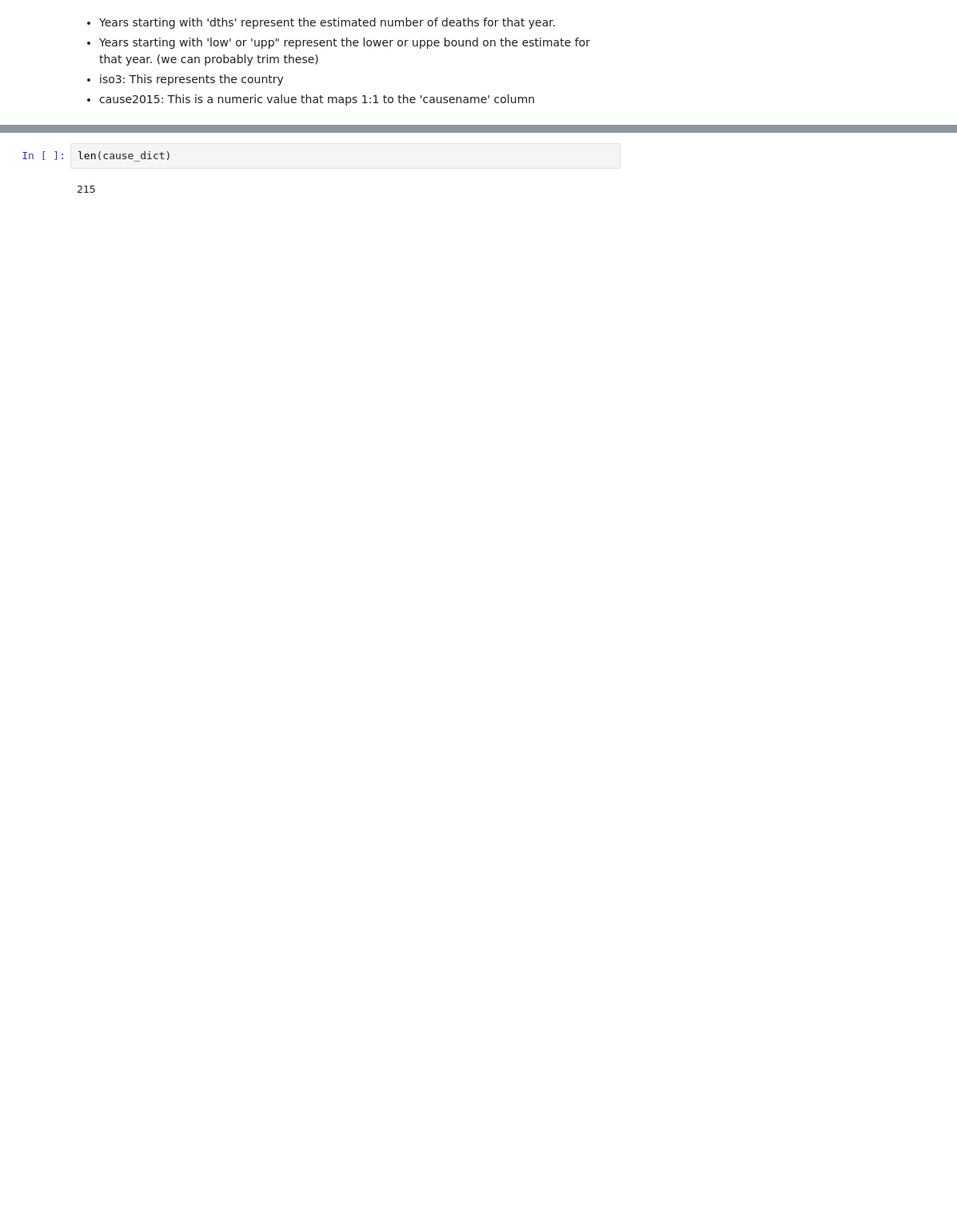
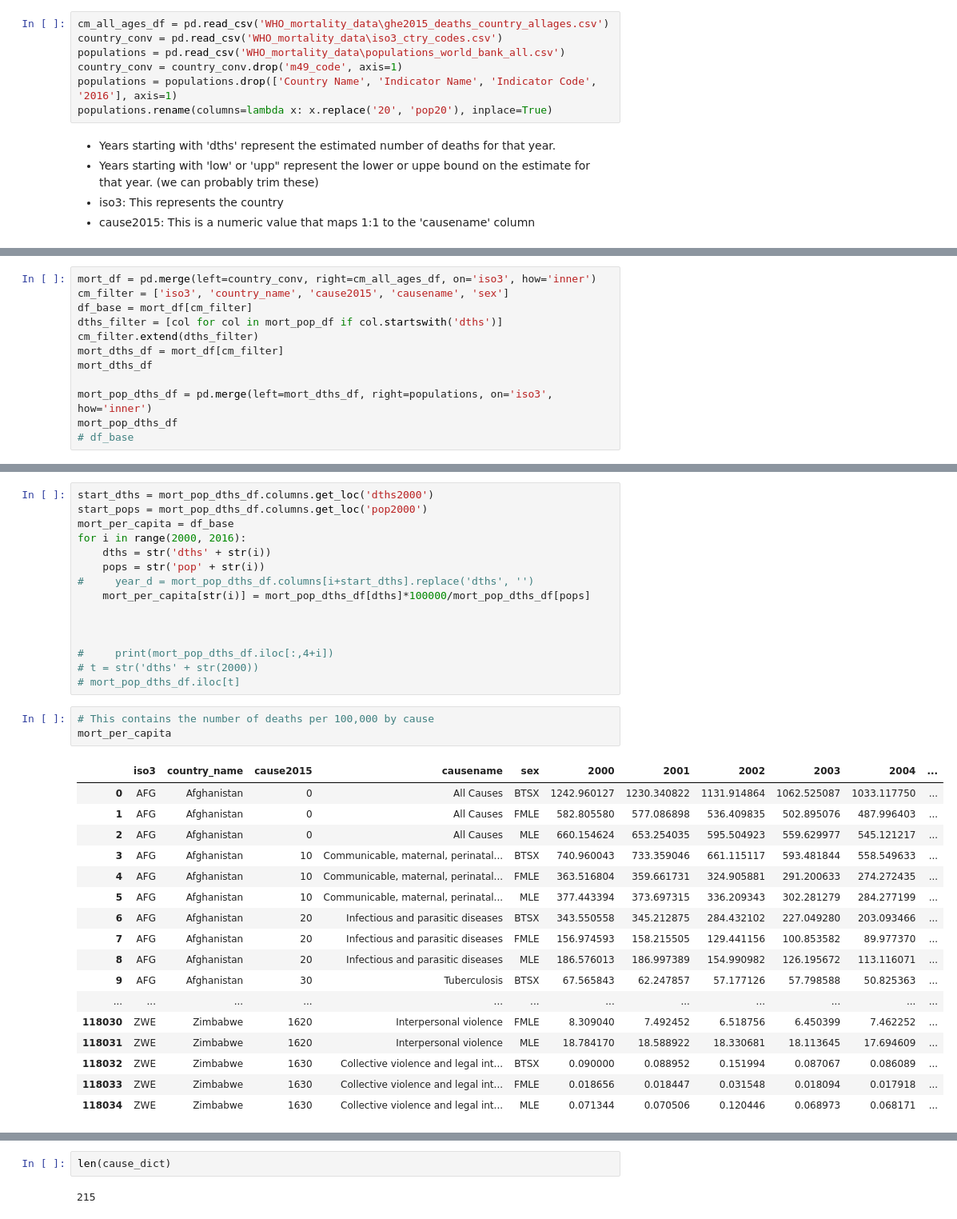
Before and after one commit to MattTriano/csc595_final_project, a Jupyter notebook: WHO_data_preprocessor.ipynb, the cells around one changed output, grey strips where cells are left out. Shown at 80% size. Cells and saved outputs as stored; diff of their text form; blank space fills up the shorter version.

Commit message:
merged in population data and got things in per-capita form

```diff
--- a/WHO_data_preprocessor.ipynb
+++ b/WHO_data_preprocessor.ipynb
@@ -12,3 +9,10 @@ country_conv = pd.read_csv('WHO_mortality_data\ghe2015_deaths_country_converter.
+# %%
+cm_all_ages_df = pd.read_csv('WHO_mortality_data\ghe2015_deaths_country_allages.csv')
+country_conv = pd.read_csv('WHO_mortality_data\iso3_ctry_codes.csv')
+populations = pd.read_csv('WHO_mortality_data\populations_world_bank_all.csv')
+country_conv = country_conv.drop('m49_code', axis=1)
+populations = populations.drop(['Country Name', 'Indicator Name', 'Indicator Code', '2016'], axis=1)
+populations.rename(columns=lambda x: x.replace('20', 'pop20'), inplace=True)
 # %% [markdown]
 * Years starting with 'dths' represent the estimated number of deaths for that year.
 * Years starting with 'low' or 'upp" represent the lower or uppe bound on the estimate for that year. (we can probably trim these)
@@ -27,0 +45,12 @@ TypeError: object of type 'NoneType' has no len()
+# %%
+mort_df = pd.merge(left=country_conv, right=cm_all_ages_df, on='iso3', how='inner')
+cm_filter = ['iso3', 'country_name', 'cause2015', 'causename', 'sex']
+df_base = mort_df[cm_filter]
+dths_filter = [col for col in mort_pop_df if col.startswith('dths')]
+cm_filter.extend(dths_filter)
+mort_dths_df = mort_df[cm_filter]
+mort_dths_df
+
+mort_pop_dths_df = pd.merge(left=mort_dths_df, right=populations, on='iso3', how='inner')
+mort_pop_dths_df
+# df_base
@@ -27,0 +76,36 @@ TypeError: object of type 'NoneType' has no len()
+# %%
+start_dths = mort_pop_dths_df.columns.get_loc('dths2000')
+start_pops = mort_pop_dths_df.columns.get_loc('pop2000')
+mort_per_capita = df_base
+for i in range(2000, 2016):
+    dths = str('dths' + str(i))
+    pops = str('pop' + str(i))
+#     year_d = mort_pop_dths_df.columns[i+start_dths].replace('dths', '')
+    mort_per_capita[str(i)] = mort_pop_dths_df[dths]*100000/mort_pop_dths_df[pops]
+
+
+
+#     print(mort_pop_dths_df.iloc[:,4+i])
+# t = str('dths' + str(2000))
+# mort_pop_dths_df.iloc[t]
+# %%
+# This contains the number of deaths per 100,000 by cause
+mort_per_capita
+# %% [output]
+|  | iso3 | country_name | cause2015 | causename | sex | 2000 | 2001 | 2002 | 2003 | 2004 | ... |
+| 0 | AFG | Afghanistan | 0 | All Causes | BTSX | 1242.960127 | 1230.340822 | 1131.914864 | 1062.525087 | 1033.117750 | ... |
+| 1 | AFG | Afghanistan | 0 | All Causes | FMLE | 582.805580 | 577.086898 | 536.409835 | 502.895076 | 487.996403 | ... |
+| 2 | AFG | Afghanistan | 0 | All Causes | MLE | 660.154624 | 653.254035 | 595.504923 | 559.629977 | 545.121217 | ... |
+| 3 | AFG | Afghanistan | 10 | Communicable, maternal, perinatal... | BTSX | 740.960043 | 733.359046 | 661.115117 | 593.481844 | 558.549633 | ... |
+| 4 | AFG | Afghanistan | 10 | Communicable, maternal, perinatal... | FMLE | 363.516804 | 359.661731 | 324.905881 | 291.200633 | 274.272435 | ... |
+| 5 | AFG | Afghanistan | 10 | Communicable, maternal, perinatal... | MLE | 377.443394 | 373.697315 | 336.209343 | 302.281279 | 284.277199 | ... |
+| 6 | AFG | Afghanistan | 20 | Infectious and parasitic diseases | BTSX | 343.550558 | 345.212875 | 284.432102 | 227.049280 | 203.093466 | ... |
+| 7 | AFG | Afghanistan | 20 | Infectious and parasitic diseases | FMLE | 156.974593 | 158.215505 | 129.441156 | 100.853582 | 89.977370 | ... |
+| 8 | AFG | Afghanistan | 20 | Infectious and parasitic diseases | MLE | 186.576013 | 186.997389 | 154.990982 | 126.195672 | 113.116071 | ... |
+| 9 | AFG | Afghanistan | 30 | Tuberculosis | BTSX | 67.565843 | 62.247857 | 57.177126 | 57.798588 | 50.825363 | ... |
+| ... | ... | ... | ... | ... | ... | ... | ... | ... | ... | ... | ... |
+| 118030 | ZWE | Zimbabwe | 1620 | Interpersonal violence | FMLE | 8.309040 | 7.492452 | 6.518756 | 6.450399 | 7.462252 | ... |
+| 118031 | ZWE | Zimbabwe | 1620 | Interpersonal violence | MLE | 18.784170 | 18.588922 | 18.330681 | 18.113645 | 17.694609 | ... |
+| 118032 | ZWE | Zimbabwe | 1630 | Collective violence and legal int... | BTSX | 0.090000 | 0.088952 | 0.151994 | 0.087067 | 0.086089 | ... |
+| 118033 | ZWE | Zimbabwe | 1630 | Collective violence and legal int... | FMLE | 0.018656 | 0.018447 | 0.031548 | 0.018094 | 0.017918 | ... |
+| 118034 | ZWE | Zimbabwe | 1630 | Collective violence and legal int... | MLE | 0.071344 | 0.070506 | 0.120446 | 0.068973 | 0.068171 | ... |
```
Also changed, not shown: parts of 9 cells of this notebook, 6 other files.
